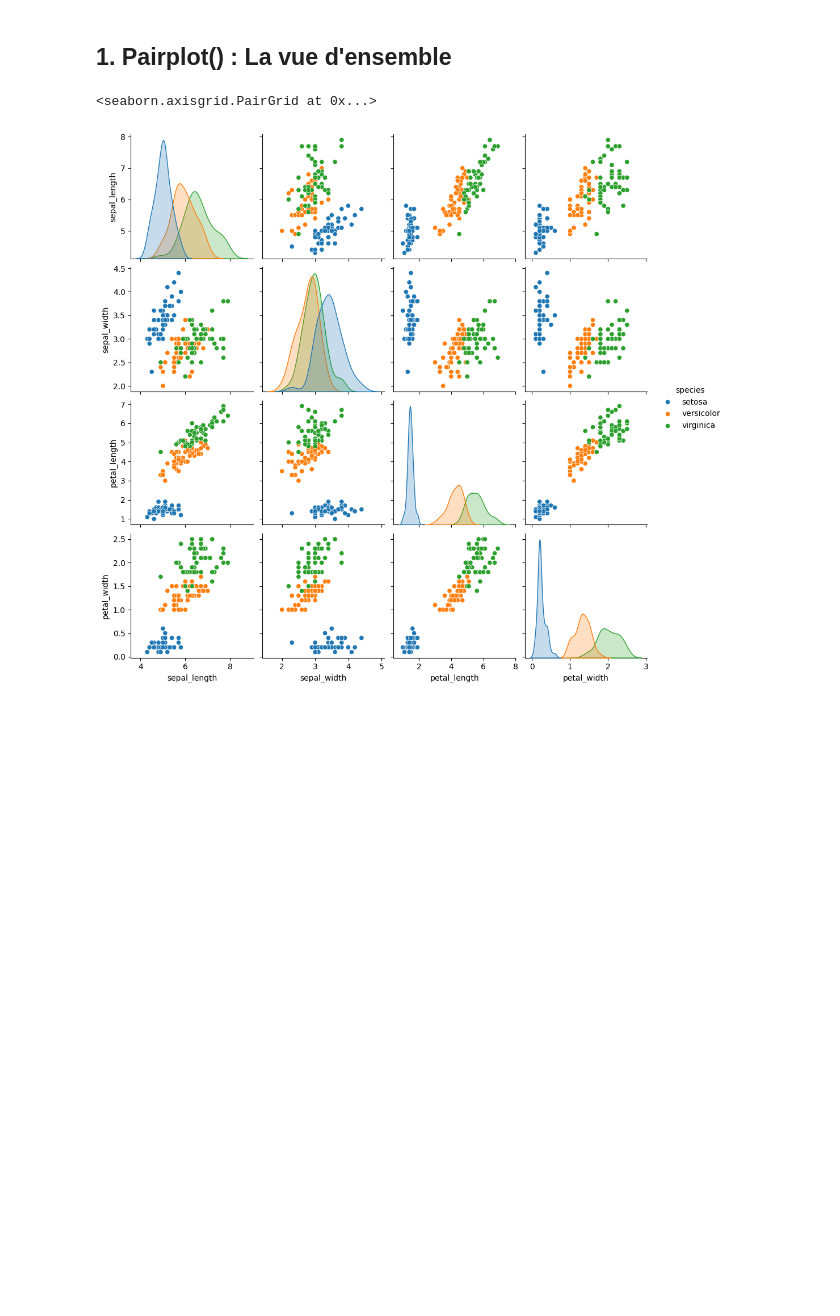
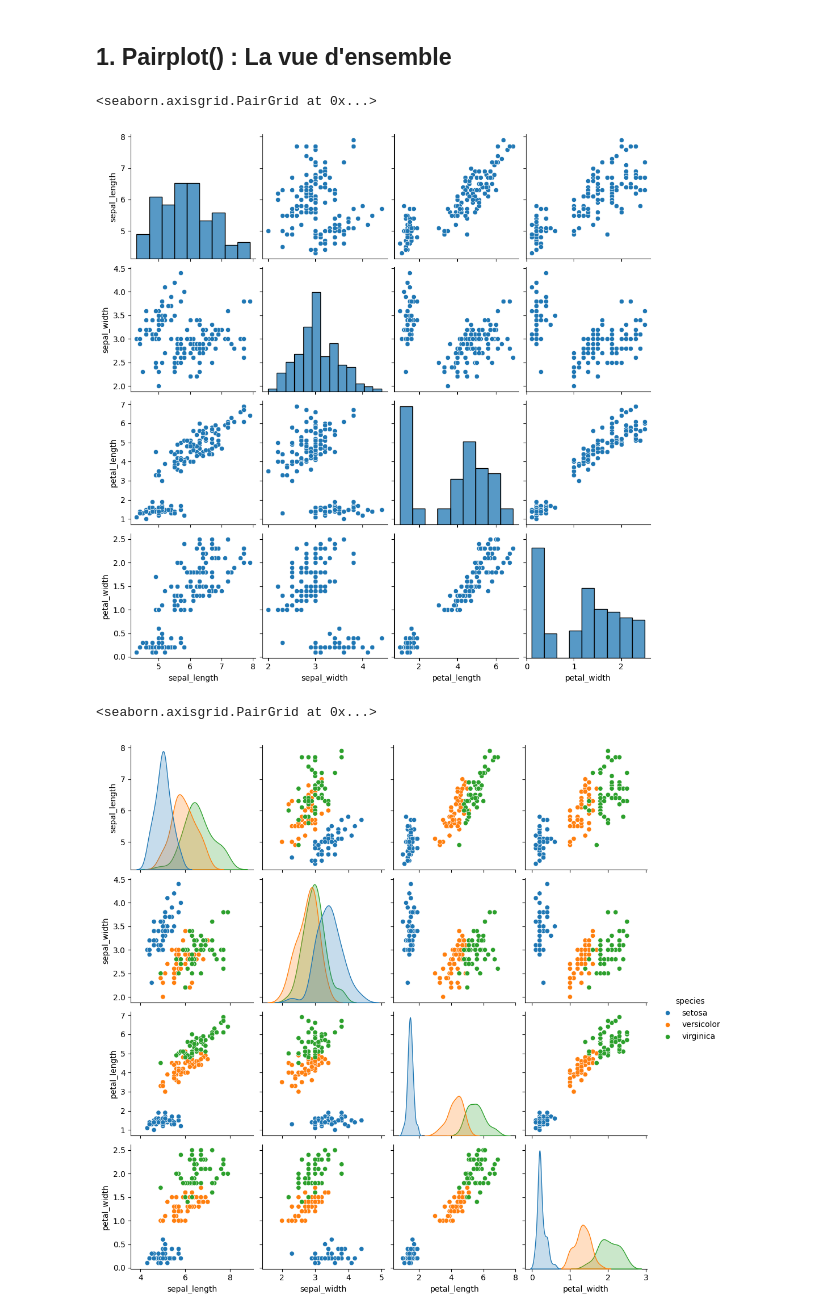
Before and after one commit to lighscent/fastapi_, a Jupyter notebook: machinelearnia/Python-Machine-Learning-master/19 - Seaborn.ipynb, the cells around one changed output. Saved outputs shown, nothing was run; the diff lists cells and outputs as text; code cells hidden in the pictures; blank space fills up the shorter version.

```diff
--- a/machinelearnia/Python-Machine-Learning-master/19 - Seaborn.ipynb
+++ b/machinelearnia/Python-Machine-Learning-master/19 - Seaborn.ipynb
@@ -20,5 +25,10 @@ iris.head()
 # %% [markdown]
 ## 1. Pairplot() : La vue d'ensemble
+# %%
+sns.pairplot(iris)
+# %% [output]
+<seaborn.axisgrid.PairGrid at 0x...>
+[figure, added]
 # %%
 sns.pairplot(iris, hue='species')
 # %% [output]
```
Also changed, not shown: parts of 17 cells of this notebook, 6 other files.
